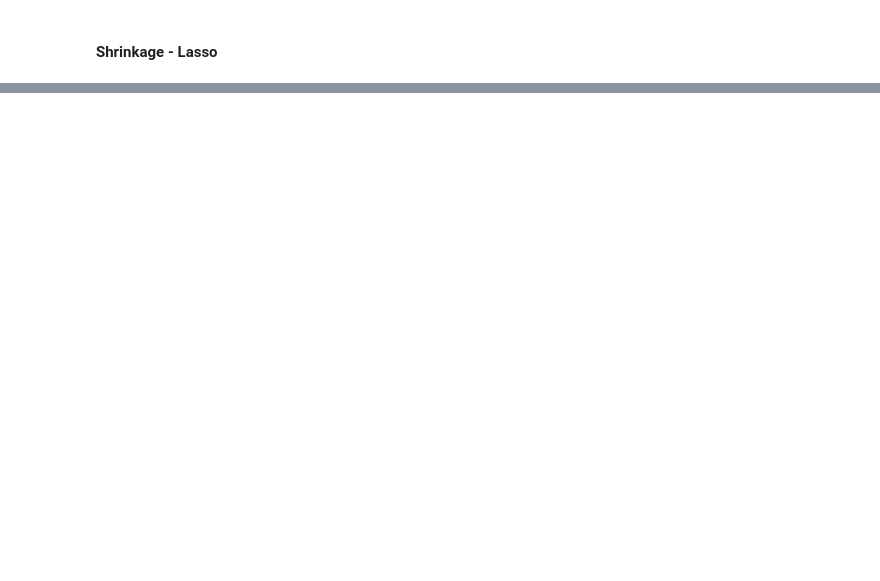
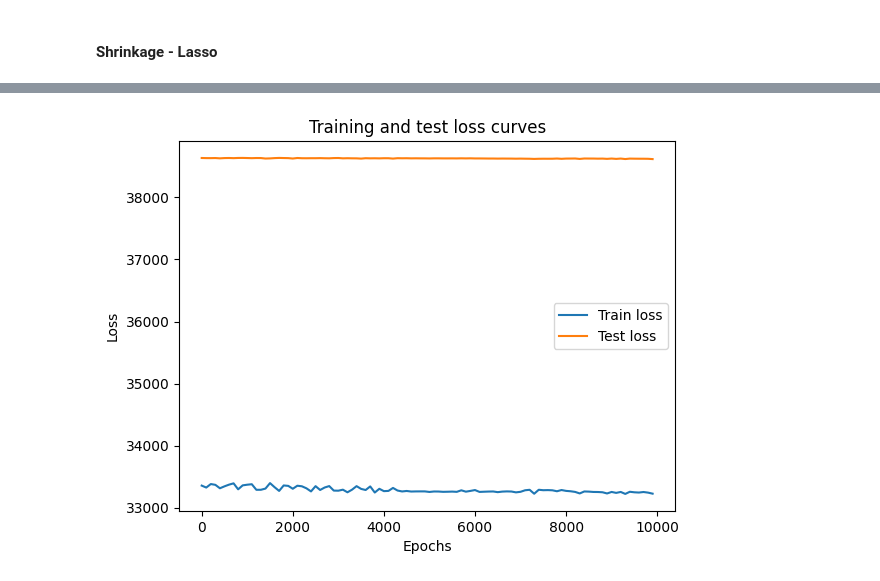
Before and after one commit to Darth-Kronos/Crop-Yield-Prediction, a Jupyter notebook: models.ipynb, the cells around one changed output, grey strips where cells are left out. Drawn from its saved outputs; the diff is of its cells as text; code cells hidden in the pictures; blank space fills up the shorter version.

Commit message:
Added data processing module and MLP code

```diff
--- a/models.ipynb
+++ b/models.ipynb
@@ -58,8 +90,8 @@ compute_scores(y_test, y_pred_knn)
 # %% [markdown]
 #### Shrinkage - Ridge
 # %%
-ridge_regression = Ridge(alpha=1.0, solver = '', random_state = 13) #if we use alpha = 0, it becomes simple LR problem, solver = ‘auto’, ‘svd’, ‘cholesky’, ‘lsqr’, ‘sparse_cg’, ‘sag’, ‘saga’, ‘lbfgs’
-ridge_regression.fit(x_train, y_train)
-y_pred_ridge = ridge_regression.predict(x_test)
+ridge_regression = Ridge(alpha=1.0, solver = 'auto', random_state = 13) #if we use alpha = 0, it becomes simple LR problem, solver = ‘auto’, ‘svd’, ‘cholesky’, ‘lsqr’, ‘sparse_cg’, ‘sag’, ‘saga’, ‘lbfgs’
+ridge_regression.fit(X_train, y_train)
+y_pred_ridge = ridge_regression.predict(X_test)
 compute_scores(y_test, y_pred_ridge)
 # %% [output]
@@ -68,6 +103,6 @@ NameError: name 'X' is not defined
 #### Shrinkage - Lasso
 # %%
 lasso_regression = linear_model.Lasso(alpha=0.1, random_state = 13)
-lasso_regression.fit(x_train, y_train)
-y_pred_lasso = lasso_regression.predict(x_test)
+lasso_regression.fit(X_train, y_train)
+y_pred_lasso = lasso_regression.predict(X_test)
 compute_scores(y_test, y_pred_lasso)
@@ -73,0 +114,17 @@ compute_scores(y_test, y_pred_lasso)
+# %%
+class CropPredictor(nn.Module):
+    def __init__(self, input_features, hidden_units) -> None:
+        super().__init__()
+        self.linear_layer_stack = nn.Sequential(
+            nn.Linear(in_features=input_features, out_features=hidden_units),
+            nn.ReLU(),
+            nn.Linear(in_features=hidden_units, out_features=hidden_units),
+            nn.ReLU(),
+            nn.Linear(in_features=hidden_units, out_features=1)
+        )
+    def forward(self, x):
+        return self.linear_layer_stack(x)
+
+torch.manual_seed(13)
+model_0 = CropPredictor(len(X_train.columns), 5)
+model_0
@@ -73,0 +141,3 @@ compute_scores(y_test, y_pred_lasso)
+# %%
+loss_fn = nn.L1Loss()
+optimizer = torch.optim.SGD(model_0.parameters(), lr=0.01)
@@ -73,0 +229,10 @@ compute_scores(y_test, y_pred_lasso)
+# %%
+# Plot the loss curves
+plt.plot(epoch_count, train_loss_values, label="Train loss")
+plt.plot(epoch_count, test_loss_values, label="Test loss")
+plt.title("Training and test loss curves")
+plt.ylabel("Loss")
+plt.xlabel("Epochs")
+plt.legend();
+# %% [output]
+[figure, added]
```
Also changed, not shown: parts of 17 cells of this notebook.
